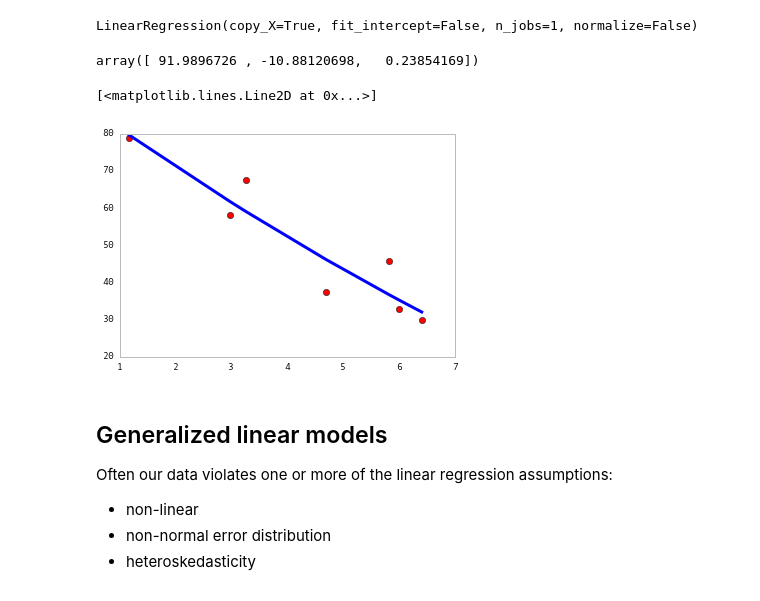
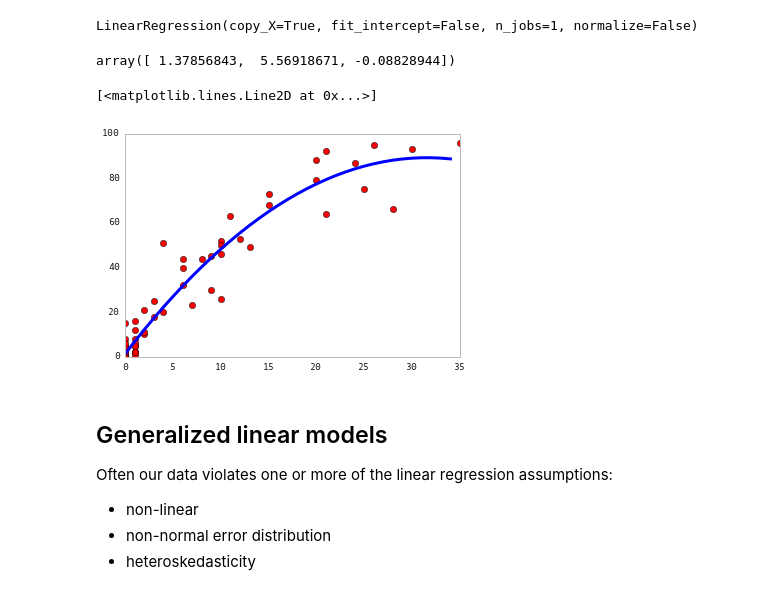
Before and after one commit to fonnesbeck/scipy2015_tutorial, a Jupyter notebook: notebooks/3. Fitting Regression Models.ipynb, the cells around one changed output. Cells and saved outputs as stored; diff of their text form; code cells hidden in the pictures.

```diff
--- a/notebooks/3. Fitting Regression Models.ipynb
+++ b/notebooks/3. Fitting Regression Models.ipynb
@@ -220,5 +224,4 @@ For example, the quadratic model specified by hand above can be coded as:
 # %%
 from patsy import dmatrix
 
-X = dmatrix('x + I(x**2)')
-np.asarray(X)
+X = dmatrix('bb.hr + I(bb.hr**2)')
@@ -234,20 +229,21 @@ array([[  1.    ,   1.17  ,   1.3689],
 The `dmatrix` function returns the design matrix, which can be passed directly to the `LinearRegression` fitting method.
 # %%
 poly_line = linear_model.LinearRegression(fit_intercept=False)
-poly_line.fit(X, y)
+poly_line.fit(X, bb.rbi)
 # %% [output]
 LinearRegression(copy_X=True, fit_intercept=False, n_jobs=1, normalize=False)
 # %%
 poly_line.coef_
 # %% [output]
-array([ 91.9896726 , -10.88120698,   0.23854169])
+array([ 1.37856843,  5.56918671, -0.08828944])
 # %%
-plt.plot(x, y, 'ro')
-plt.plot(x, poly_line.predict(X), color='blue',
+plt.plot(bb.hr, bb.rbi, 'ro')
+hr_range = np.arange(35)
+plt.plot(hr_range, poly_line.predict(dmatrix('hr_range + I(hr_range**2)')), color='blue',
          linewidth=3)
 # %% [output]
 [<matplotlib.lines.Line2D at 0x...>]
-[figure, old version]
+[figure, new version]
 # %% [markdown]
 ## Generalized linear models
 
```
Also changed, not shown: parts of 12 cells of this notebook, 1 other file.
